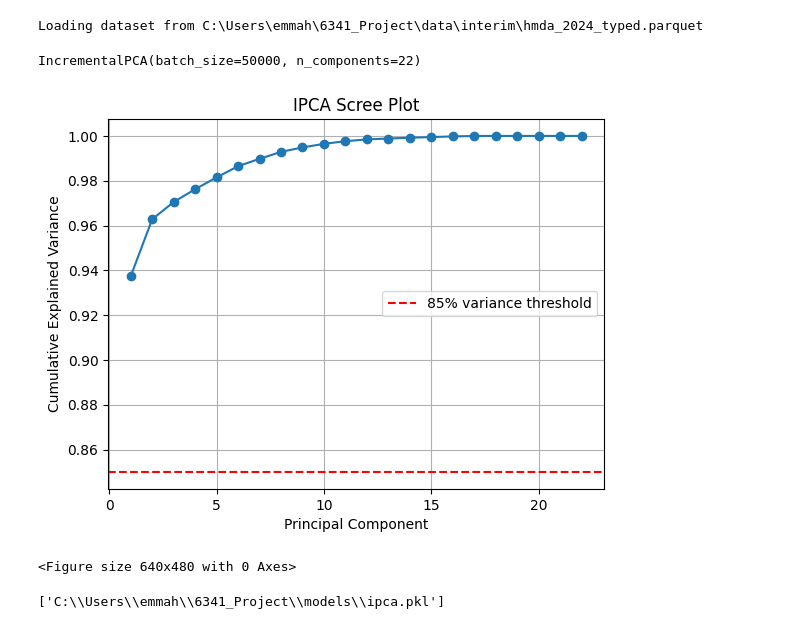
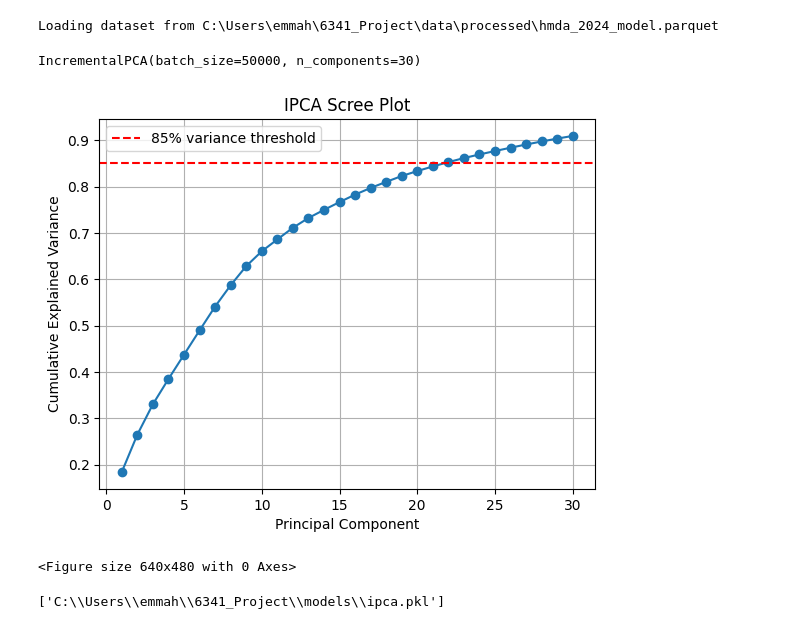
Before and after one commit to emma-hockett/6341_Project, a Jupyter notebook: notebooks/03c_fit_ipca.ipynb, the cells around one changed output. Drawn from its saved outputs; the diff is of its cells as text; code cells hidden in the pictures.

Commit message:
Changes to data

```diff
--- a/notebooks/03c_fit_ipca.ipynb
+++ b/notebooks/03c_fit_ipca.ipynb
@@ -22,59 +23,55 @@ numeric_cols = ['loan_amount', 'income', 'combined_loan_to_value_ratio', 'loan_t
 # %%
 # Read processed data file and loading the training data
-typed_data = fu.load_parquet("hmda_2024_typed")
+typed_data = fu.load_parquet("hmda_2024_model")
 train_index_path = os.path.join(project_root, 'data', 'processed', 'train_index.csv')
 train_index = pd.read_csv(train_index_path)
 train_data = typed_data.loc[train_index['index']]
 # %% [output]
-Loading dataset from C:\Users\emmah\6341_Project\data\interim\hmda_2024_typed.parquet
+Loading dataset from C:\Users\emmah\6341_Project\data\processed\hmda_2024_model.parquet
 # %%
 # Loading the scaler and scaling the numerical values
-scaler = joblib.load(os.path.join(project_root, "models", "scaler.pkl"))
+numeric_cols = ['loan_amount', 'income', 'combined_loan_to_value_ratio', 'loan_term', 'intro_rate_period', 'prepayment_penalty_term',
+                'property_value']
+scaler = joblib.load(os.path.join(project_root, 'models', 'scaler.pkl'))
 X_train_scaled = scaler.transform(train_data[numeric_cols])
 X_train_scaled_df = pd.DataFrame(X_train_scaled, columns=numeric_cols, index=train_data.index)
 
 from sklearn.impute import SimpleImputer
-imputer = SimpleImputer(strategy='mean')
-X_train_imp = imputer.fit_transform(X_train)
-X_train_numerical = pd.DataFrame(X_train_imp, columns = X_train.columns, index=X_train.index)
+imputer = SimpleImputer(strategy='median')
+X_train_imp = imputer.fit_transform(X_train_scaled_df)
+X_train_numerical = pd.DataFrame(X_train_imp, columns = numeric_cols, index=train_data.index)
 # %%
-# Loading the OHE variables, mapping from "Yes/No" to binary, and concatenating the datasets
-ohe_cols = ['loan_type', 'loan_purpose', 'construction_method', 'occupancy_type','applicant_sex', 'applicant_sex_observed',
-               'co_applicant_sex', 'co_applicant_sex_observed','applicant_race_observed', 'co_applicant_race_observed',
-               'business_or_commercial_purpose', 'co_applicant_age_above_62','interest_only_payment', 'reverse_mortgage', 'submission_of_application']
-ohe_df = train_data[ohe_cols].copy()
+# Loading the OHE variables
+ohe_cols = [col for col in train_data.columns
+           if col not in numeric_cols and train_data[col].nunique() <= 2]
+X_ohe = train_data[ohe_cols]
 
-binary_cols = ['co_applicant_age_above_62', 'interest_only_payment', 'reverse_mortgage', 'submission_of_application']
-for col in binary_cols:
-    ohe_df[col] = ohe_df[col].map({'Yes':1, 'No':0})
-    ohe_df[col] = ohe_df[col].fillna(0)
-
-X_train = pd.concat([X_train_numerical, ohe_df], axis=1)
+X_train = pd.concat([X_train_numerical, X_ohe], axis = 1)
 # %%
 # Fitting Incremental PCA
-n_components = 22
+n_components = 30
 batch_size = 50000
 ipca = IncrementalPCA(n_components=n_components, batch_size = batch_size)
 ipca.fit(X_train)
 # %% [output]
-IncrementalPCA(batch_size=50000, n_components=22)
+IncrementalPCA(batch_size=50000, n_components=30)
 # %%
 # Visualizing the Variance
 plt.plot(range(1,ipca.n_components_ +1), ipca.explained_variance_ratio_.cumsum(), marker='o')
 plt.xlabel('Principal Component')
 plt.ylabel('Cumulative Explained Variance')
 plt.title('IPCA Scree Plot')
 plt.grid(True)
 plt.axhline(y=0.85, color='r', linestyle = '--', label = '85% variance threshold')
 plt.legend()
 plt.show()
 
 # Saving plot
 ipca_plot_path = os.path.join(project_root, 'reports','figures', 'ipca_scree_plot.png')
-os.makedirs(os.path.dirname(ipca_path), exist_ok=True)
+os.makedirs(os.path.dirname(ipca_plot_path), exist_ok=True)
 plt.savefig(ipca_plot_path, dpi=300, bbox_inches='tight')
 # %% [output]
-[figure, old version]
+[figure, new version]
 <Figure size 640x480 with 0 Axes>
 # %%
 # Saving the IPCA model
```
Also changed, not shown: parts of 2 cells of this notebook, 2 other files.
